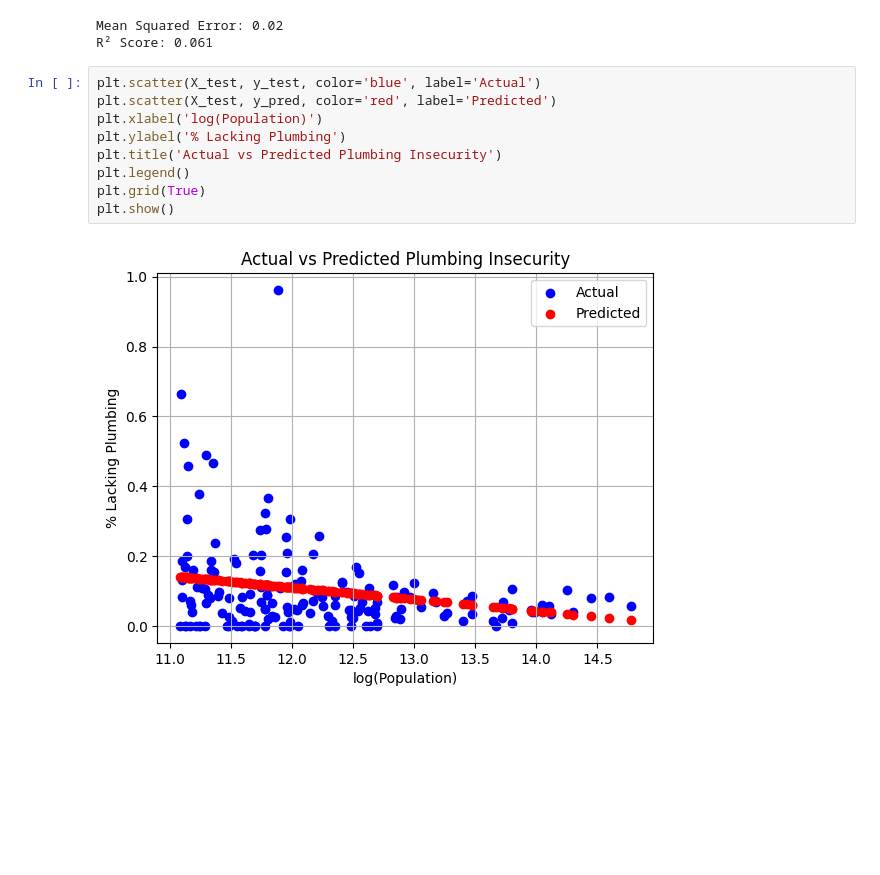
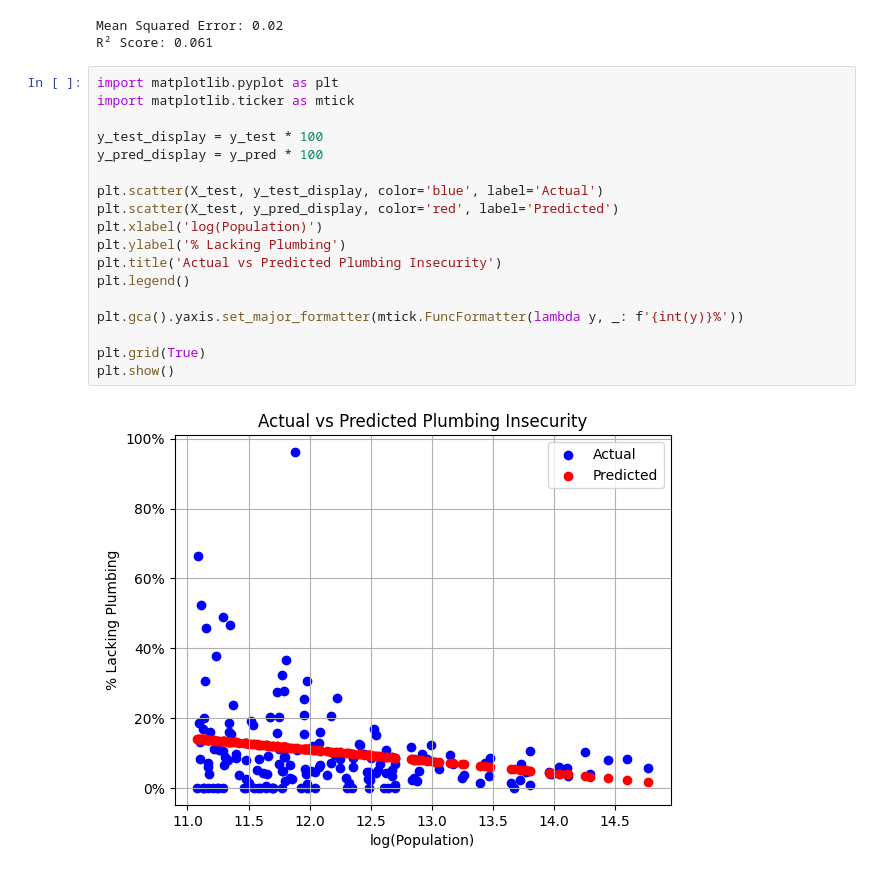
Before and after one commit to MoeinTA/Water-Insecurity, a Jupyter notebook: Water_Insecurity.ipynb, the cells around one changed output. Saved outputs shown, nothing was run; the diff lists cells and outputs as text; blank space fills up the shorter version.

```diff
--- a/Water_Insecurity.ipynb
+++ b/Water_Insecurity.ipynb
@@ -385,13 +426,22 @@ print(f"R² Score: {r2:.3f}")
 Mean Squared Error: 0.02
 R² Score: 0.061
 # %%
-plt.scatter(X_test, y_test, color='blue', label='Actual')
-plt.scatter(X_test, y_pred, color='red', label='Predicted')
+import matplotlib.pyplot as plt
+import matplotlib.ticker as mtick
+
+y_test_display = y_test * 100
+y_pred_display = y_pred * 100
+
+plt.scatter(X_test, y_test_display, color='blue', label='Actual')
+plt.scatter(X_test, y_pred_display, color='red', label='Predicted')
 plt.xlabel('log(Population)')
 plt.ylabel('% Lacking Plumbing')
 plt.title('Actual vs Predicted Plumbing Insecurity')
 plt.legend()
+
+plt.gca().yaxis.set_major_formatter(mtick.FuncFormatter(lambda y, _: f'{int(y)}%'))
+
 plt.grid(True)
 plt.show()
 # %% [output]
-[figure, old version]
+[figure, new version]
```
Also changed, not shown: parts of 6 cells of this notebook.
